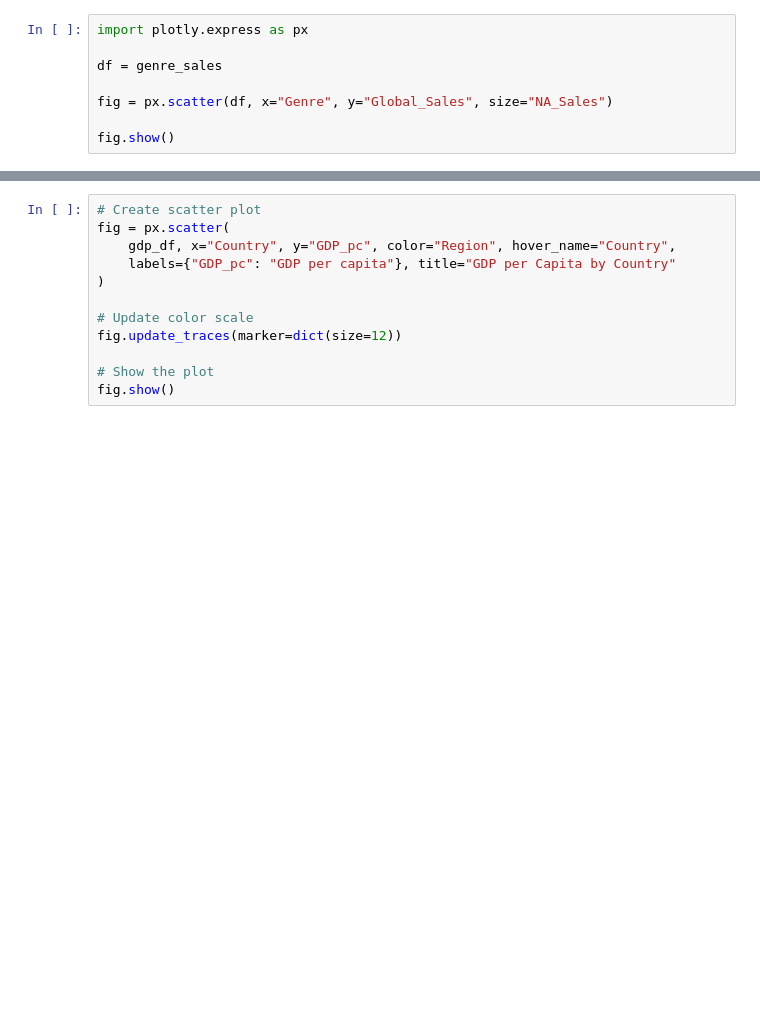
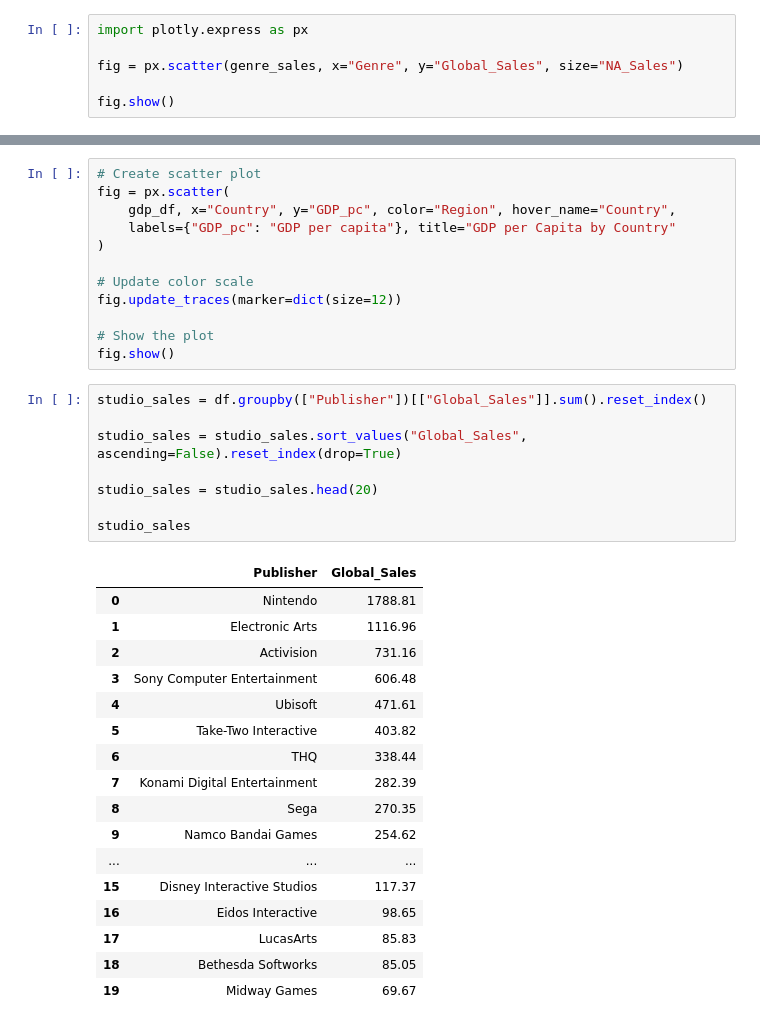
Before and after one commit to maliackgoz/py4ds-notes, a Jupyter notebook: Assignments/Assignment2/Dashboard.ipynb, the cells around one changed output, grey strips where cells are left out. Cells and saved outputs as stored; diff of their text form; blank space fills up the shorter version.

```diff
--- a/Assignments/Assignment2/Dashboard.ipynb
+++ b/Assignments/Assignment2/Dashboard.ipynb
@@ -241,9 +241,7 @@ genre_sales
 # %%
 import plotly.express as px
 
-df = genre_sales
-
-fig = px.scatter(df, x="Genre", y="Global_Sales", size="NA_Sales")
+fig = px.scatter(genre_sales, x="Genre", y="Global_Sales", size="NA_Sales")
 
 fig.show()
 # %% [markdown]
@@ -319,3 +317,29 @@ fig.update_traces(marker=dict(size=12))
 
 # Show the plot
 fig.show()
+# %%
+studio_sales = df.groupby(["Publisher"])[["Global_Sales"]].sum().reset_index()
+
+studio_sales = studio_sales.sort_values("Global_Sales", ascending=False).reset_index(drop=True)
+
+studio_sales = studio_sales.head(20)
+
+studio_sales
+# %% [output]
+|  | Publisher | Global_Sales |
+| 0 | Nintendo | 1788.81 |
+| 1 | Electronic Arts | 1116.96 |
+| 2 | Activision | 731.16 |
+| 3 | Sony Computer Entertainment | 606.48 |
+| 4 | Ubisoft | 471.61 |
+| 5 | Take-Two Interactive | 403.82 |
+| 6 | THQ | 338.44 |
+| 7 | Konami Digital Entertainment | 282.39 |
+| 8 | Sega | 270.35 |
+| 9 | Namco Bandai Games | 254.62 |
+| ... | ... | ... |
+| 15 | Disney Interactive Studios | 117.37 |
+| 16 | Eidos Interactive | 98.65 |
+| 17 | LucasArts | 85.83 |
+| 18 | Bethesda Softworks | 85.05 |
+| 19 | Midway Games | 69.67 |
```
Also changed, not shown: parts of 1 cell of this notebook, 3 other files.
